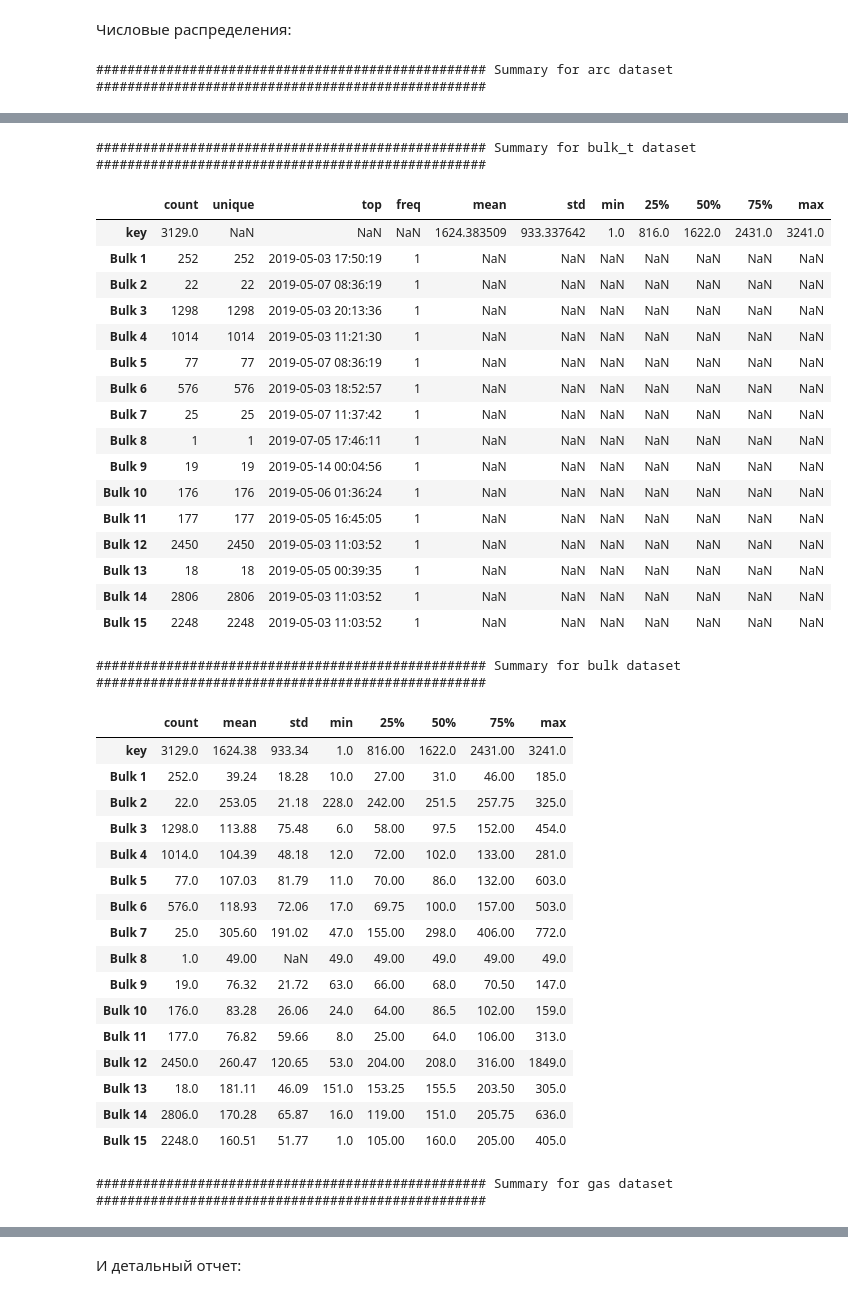
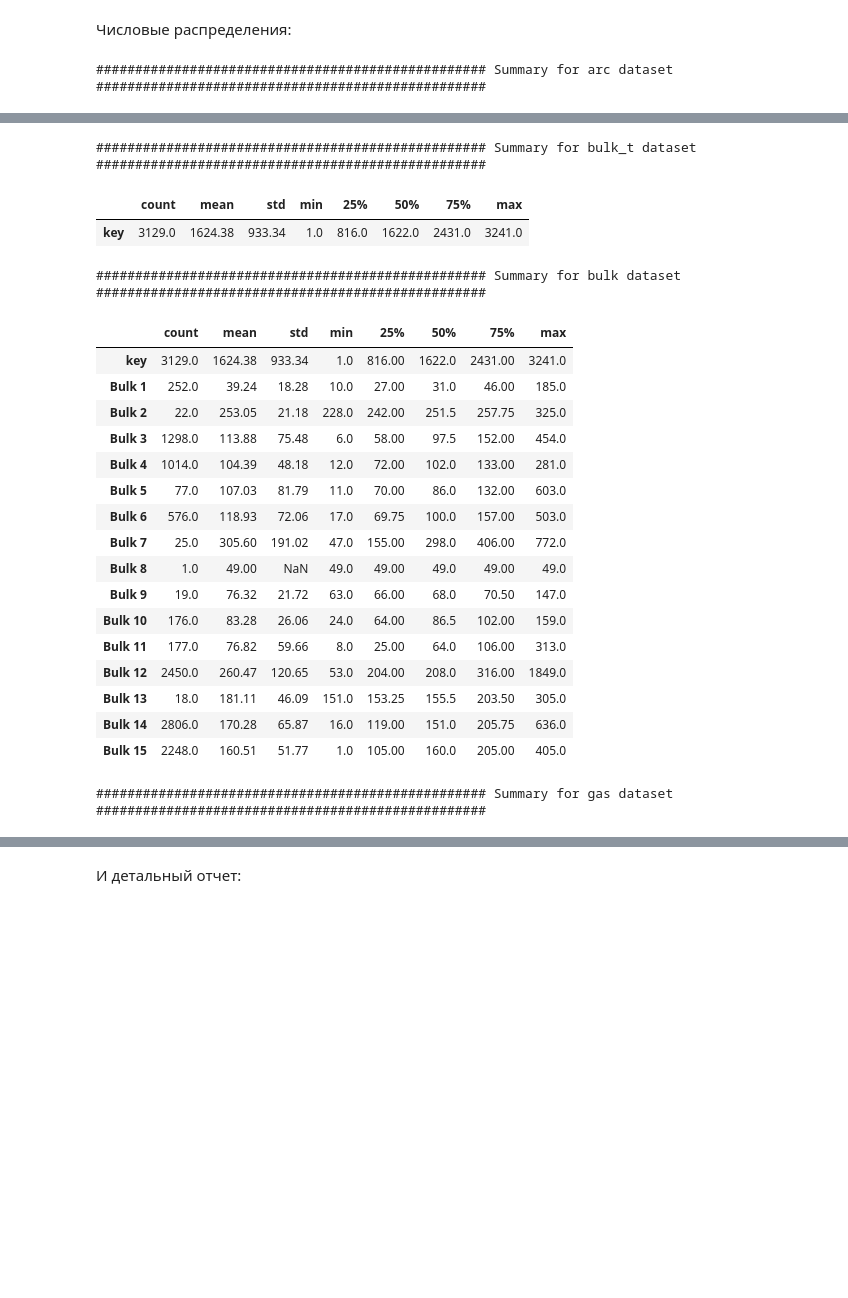
Before and after one commit to mskhmelik/yandex_data_science, a Jupyter notebook: Project_final/prj_manufacturing.ipynb, the cells around one changed output, grey strips where cells are left out. Drawn from its saved outputs; the diff is of its cells as text; code cells hidden in the pictures; blank space fills up the shorter version.

Commit message:
modified:   Project_final/prj_manufacturing.ipynb changes:    started data processing

```diff
--- a/Project_final/prj_manufacturing.ipynb
+++ b/Project_final/prj_manufacturing.ipynb
@@ -70,22 +70,34 @@ RANDOM_SEED = 42
 # %%
 try:
     raw = {
-        'arc': pd.read_csv('data_arc.csv'),
-        'bulk_t': pd.read_csv('data_bulk_time.csv'),
+        'arc': pd.read_csv('data_arc.csv', parse_dates=['Начало нагрева дугой', 'Конец нагрева дугой']),
+        'bulk_t': pd.read_csv('data_bulk_time.csv', parse_dates=
+            ['Bulk 1',  'Bulk 2',  'Bulk 3',  'Bulk 4',  'Bulk 5',
+             'Bulk 6',  'Bulk 7',  'Bulk 8',  'Bulk 9',  'Bulk 10',
+             'Bulk 11', 'Bulk 12', 'Bulk 13', 'Bulk 14', 'Bulk 15']
+        ),
         'bulk': pd.read_csv('data_bulk.csv'),
         'gas': pd.read_csv('data_gas.csv'),
-        'temp': pd.read_csv('data_temp.csv'),
-        'wire_t': pd.read_csv('data_wire_time.csv'),
+        'temp': pd.read_csv('data_temp.csv', parse_dates=['Время замера']),
+        'wire_t': pd.read_csv('data_wire_time.csv', parse_dates=
+            ['Wire 1', 'Wire 2', 'Wire 3', 'Wire 4', 'Wire 5', 'Wire 6', 'Wire 7', 'Wire 8', 'Wire 9']
+        ),
         'wire': pd.read_csv('data_wire.csv'),
     }
 except:
     raw = {
-        'arc': pd.read_csv('/datasets/data_arc.csv'),
-        'bulk_t': pd.read_csv('/datasets/data_bulk_time.csv'),
+        'arc': pd.read_csv('/datasets/data_arc.csv', parse_dates=['Начало нагрева дугой', 'Конец нагрева дугой']),
+        'bulk_t': pd.read_csv('/datasets/data_bulk_time.csv', parse_dates=
+            ['Bulk 1',  'Bulk 2',  'Bulk 3',  'Bulk 4',  'Bulk 5',
+             'Bulk 6',  'Bulk 7',  'Bulk 8',  'Bulk 9',  'Bulk 10',
+             'Bulk 11', 'Bulk 12', 'Bulk 13', 'Bulk 14', 'Bulk 15']
+        ),
         'bulk': pd.read_csv('/datasets/data_bulk.csv'),
         'gas': pd.read_csv('/datasets/data_gas.csv'),
-        'temp': pd.read_csv('/datasets/data_temp.csv'),
-        'wire_t': pd.read_csv('/datasets/data_wire_time.csv'),
+        'temp': pd.read_csv('/datasets/data_temp.csv', parse_dates=['Время замера']),
+        'wire_t': pd.read_csv('/datasets/data_wire_time.csv', parse_dates=
+            ['Wire 1', 'Wire 2', 'Wire 3', 'Wire 4', 'Wire 5', 'Wire 6', 'Wire 7', 'Wire 8', 'Wire 9']
+        ),
         'wire': pd.read_csv('/datasets/data_wire.csv'),
     }
 # %% [markdown]
@@ -180,6 +192,6 @@ for dataset in raw.keys():
 # %%
 for dataset in raw.keys():
     print('#' * 50, 'Summary for', dataset, 'dataset', '#' * 50)
-    display(round(raw[dataset].describe(include='all').T, 2))
+    display(round(raw[dataset].describe().T, 2))
 # %% [output]
 ################################################## Summary for arc dataset ##################################################
@@ -192,21 +202,6 @@ for dataset in raw.keys():
 ################################################## Summary for bulk_t dataset ##################################################
-|  | count | unique | top | freq | mean | std | min | 25% | 50% | 75% | max |
-| key | 3129.0 | NaN | NaN | NaN | 1624.383509 | 933.337642 | 1.0 | 816.0 | 1622.0 | 2431.0 | 3241.0 |
-| Bulk 1 | 252 | 252 | 2019-05-03 17:50:19 | 1 | NaN | NaN | NaN | NaN | NaN | NaN | NaN |
-| Bulk 2 | 22 | 22 | 2019-05-07 08:36:19 | 1 | NaN | NaN | NaN | NaN | NaN | NaN | NaN |
-| Bulk 3 | 1298 | 1298 | 2019-05-03 20:13:36 | 1 | NaN | NaN | NaN | NaN | NaN | NaN | NaN |
-| Bulk 4 | 1014 | 1014 | 2019-05-03 11:21:30 | 1 | NaN | NaN | NaN | NaN | NaN | NaN | NaN |
-| Bulk 5 | 77 | 77 | 2019-05-07 08:36:19 | 1 | NaN | NaN | NaN | NaN | NaN | NaN | NaN |
-| Bulk 6 | 576 | 576 | 2019-05-03 18:52:57 | 1 | NaN | NaN | NaN | NaN | NaN | NaN | NaN |
-| Bulk 7 | 25 | 25 | 2019-05-07 11:37:42 | 1 | NaN | NaN | NaN | NaN | NaN | NaN | NaN |
-| Bulk 8 | 1 | 1 | 2019-07-05 17:46:11 | 1 | NaN | NaN | NaN | NaN | NaN | NaN | NaN |
-| Bulk 9 | 19 | 19 | 2019-05-14 00:04:56 | 1 | NaN | NaN | NaN | NaN | NaN | NaN | NaN |
-| Bulk 10 | 176 | 176 | 2019-05-06 01:36:24 | 1 | NaN | NaN | NaN | NaN | NaN | NaN | NaN |
-| Bulk 11 | 177 | 177 | 2019-05-05 16:45:05 | 1 | NaN | NaN | NaN | NaN | NaN | NaN | NaN |
-| Bulk 12 | 2450 | 2450 | 2019-05-03 11:03:52 | 1 | NaN | NaN | NaN | NaN | NaN | NaN | NaN |
-| Bulk 13 | 18 | 18 | 2019-05-05 00:39:35 | 1 | NaN | NaN | NaN | NaN | NaN | NaN | NaN |
-| Bulk 14 | 2806 | 2806 | 2019-05-03 11:03:52 | 1 | NaN | NaN | NaN | NaN | NaN | NaN | NaN |
-| Bulk 15 | 2248 | 2248 | 2019-05-03 11:03:52 | 1 | NaN | NaN | NaN | NaN | NaN | NaN | NaN |
+|  | count | mean | std | min | 25% | 50% | 75% | max |
+| key | 3129.0 | 1624.38 | 933.34 | 1.0 | 816.0 | 1622.0 | 2431.0 | 3241.0 |
 ################################################## Summary for bulk dataset ##################################################
 |  | count | mean | std | min | 25% | 50% | 75% | max |
 | key | 3129.0 | 1624.38 | 933.34 | 1.0 | 816.00 | 1622.0 | 2431.00 | 3241.0 |
```
Also changed, not shown: parts of 6 cells of this notebook.
